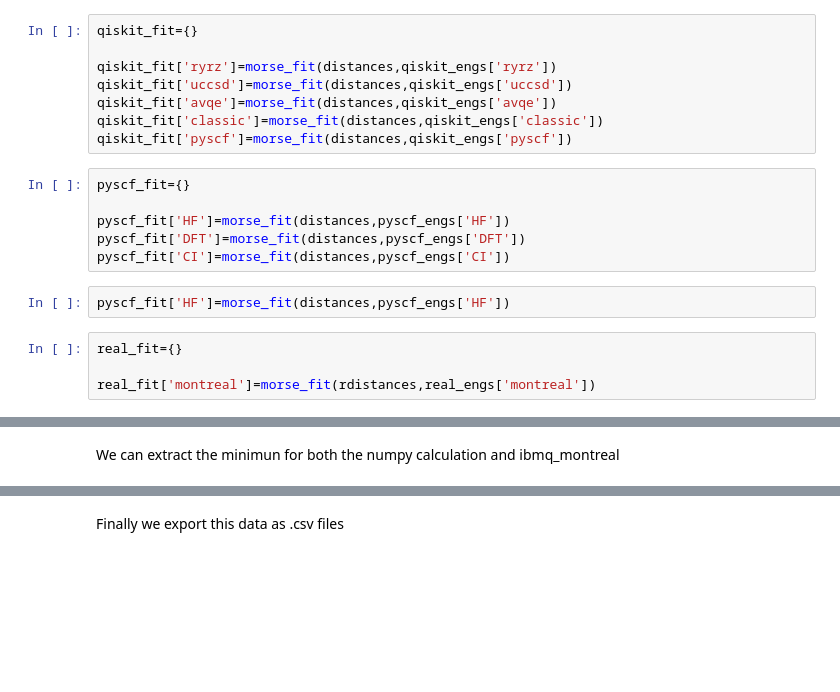
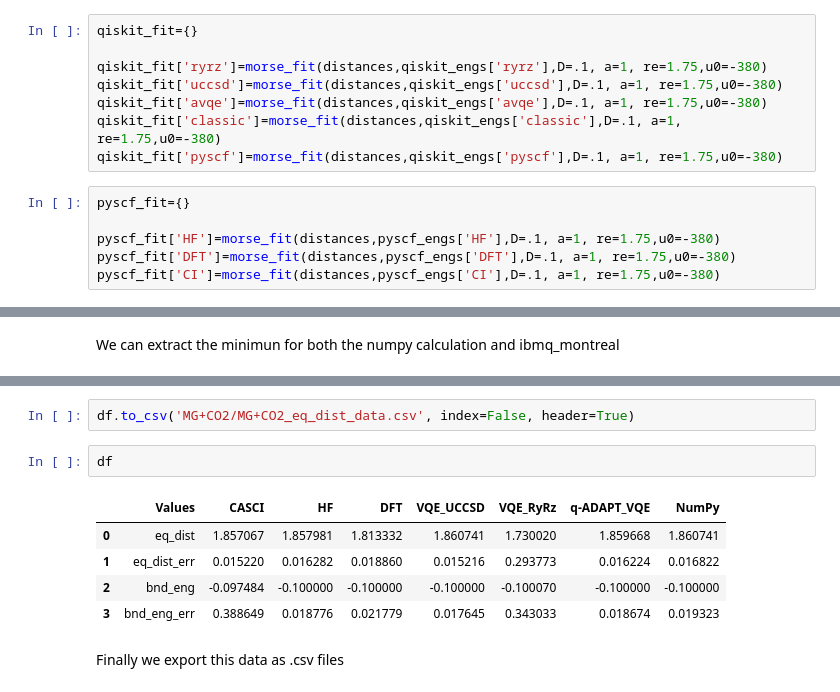
Before and after one commit to MarcoBarroca/q4c-team, a Jupyter notebook: Plots.ipynb, the cells around one changed output, grey strips where cells are left out. Drawn from its saved outputs; the diff is of its cells as text; blank space fills up the shorter version.

```diff
--- a/Plots.ipynb
+++ b/Plots.ipynb
@@ -689,23 +683,17 @@ fit all data
 # %%
 qiskit_fit={}
 
-qiskit_fit['ryrz']=morse_fit(distances,qiskit_engs['ryrz'])
-qiskit_fit['uccsd']=morse_fit(distances,qiskit_engs['uccsd'])
-qiskit_fit['avqe']=morse_fit(distances,qiskit_engs['avqe'])
-qiskit_fit['classic']=morse_fit(distances,qiskit_engs['classic'])
-qiskit_fit['pyscf']=morse_fit(distances,qiskit_engs['pyscf'])
+qiskit_fit['ryrz']=morse_fit(distances,qiskit_engs['ryrz'],D=.1, a=1, re=1.75,u0=-380)
+qiskit_fit['uccsd']=morse_fit(distances,qiskit_engs['uccsd'],D=.1, a=1, re=1.75,u0=-380)
+qiskit_fit['avqe']=morse_fit(distances,qiskit_engs['avqe'],D=.1, a=1, re=1.75,u0=-380)
+qiskit_fit['classic']=morse_fit(distances,qiskit_engs['classic'],D=.1, a=1, re=1.75,u0=-380)
+qiskit_fit['pyscf']=morse_fit(distances,qiskit_engs['pyscf'],D=.1, a=1, re=1.75,u0=-380)
 # %%
 pyscf_fit={}
 
-pyscf_fit['HF']=morse_fit(distances,pyscf_engs['HF'])
-pyscf_fit['DFT']=morse_fit(distances,pyscf_engs['DFT'])
-pyscf_fit['CI']=morse_fit(distances,pyscf_engs['CI'])
+pyscf_fit['HF']=morse_fit(distances,pyscf_engs['HF'],D=.1, a=1, re=1.75,u0=-380)
+pyscf_fit['DFT']=morse_fit(distances,pyscf_engs['DFT'],D=.1, a=1, re=1.75,u0=-380)
+pyscf_fit['CI']=morse_fit(distances,pyscf_engs['CI'],D=.1, a=1, re=1.75,u0=-380)
-# %%
-pyscf_fit['HF']=morse_fit(distances,pyscf_engs['HF'])
-# %%
-real_fit={}
-
-real_fit['montreal']=morse_fit(rdistances,real_engs['montreal'])
 # %% [markdown]
 Plot the data
 # %%
@@ -910,3 +936,13 @@ Binding Energy from PySCF DFT simulation: -0.100+/-0.021 Ha
+# %%
+df.to_csv('MG+CO2/MG+CO2_eq_dist_data.csv', index=False, header=True)
+# %%
+df
+# %% [output]
+|  | Values | CASCI | HF | DFT | VQE_UCCSD | VQE_RyRz | q-ADAPT_VQE | NumPy |
+| 0 | eq_dist | 1.857067 | 1.857981 | 1.813332 | 1.860741 | 1.730020 | 1.859668 | 1.860741 |
+| 1 | eq_dist_err | 0.015220 | 0.016282 | 0.018860 | 0.015216 | 0.293773 | 0.016224 | 0.016822 |
+| 2 | bnd_eng | -0.097484 | -0.100000 | -0.100000 | -0.100000 | -0.100070 | -0.100000 | -0.100000 |
+| 3 | bnd_eng_err | 0.388649 | 0.018776 | 0.021779 | 0.017645 | 0.343033 | 0.018674 | 0.019323 |
 # %% [markdown]
 Finally we export this data as .csv files
 # %%
```
Also changed, not shown: parts of 45 cells of this notebook, 15 other files.
